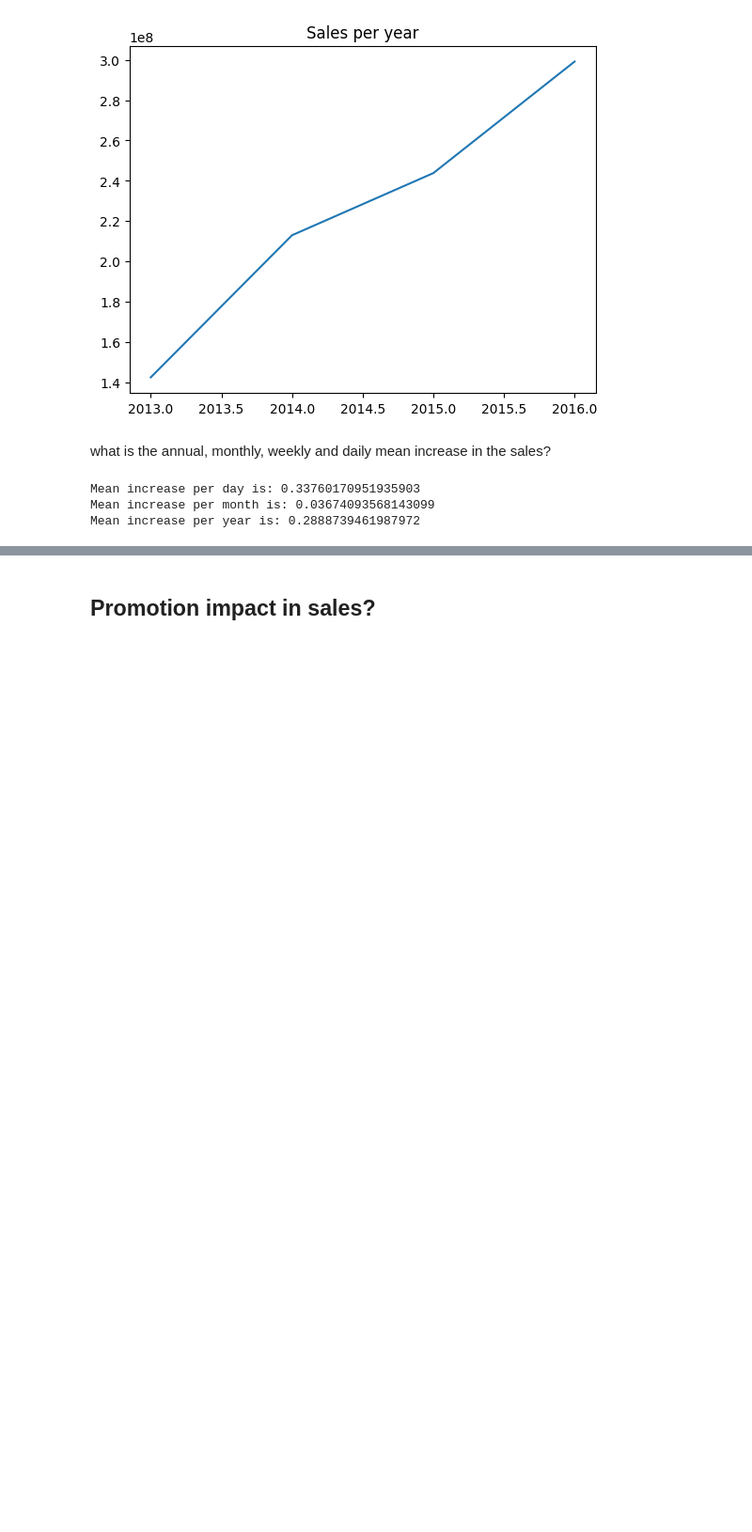
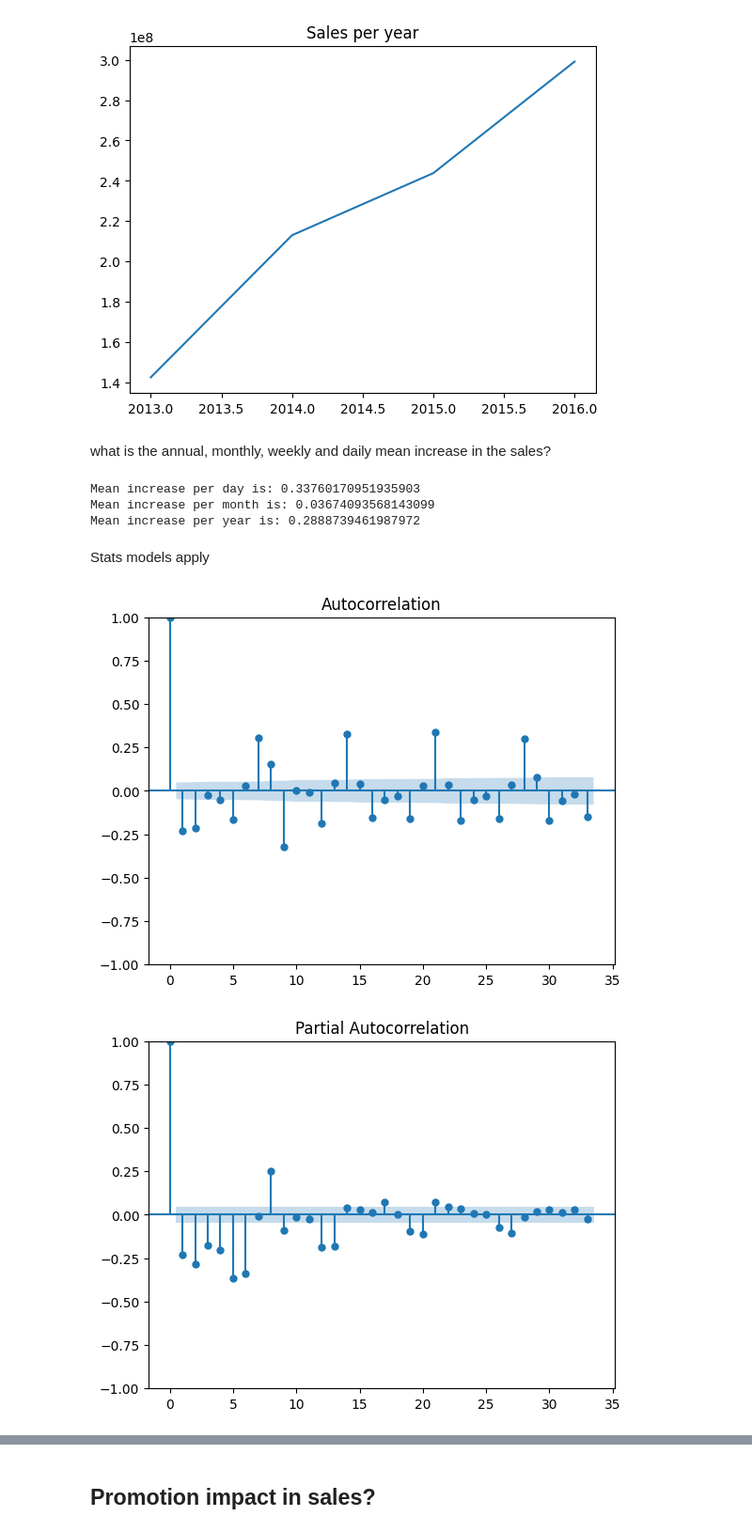
Before and after one commit to thvieira1/Store-Sales---Time-Series-Forecasting---Kaggle-Competition, a Jupyter notebook: exploration.ipynb, the cells around one changed output, grey strips where cells are left out. Shown at 94% size. Saved outputs shown, nothing was run; the diff lists cells and outputs as text; code cells hidden in the pictures; blank space fills up the shorter version.

```diff
--- a/exploration.ipynb
+++ b/exploration.ipynb
@@ -237,3 +237,5 @@ for name, _ in grouped:
 Mean increase per day is: 0.33760170951935903
 Mean increase per month is: 0.03674093568143099
 Mean increase per year is: 0.2888739461987972
+# %% [markdown]
+Stats models apply
@@ -239,0 +251,23 @@ Mean increase per year is: 0.2888739461987972
+# %%
+from scipy.stats import boxcox
+
+df_grouped_by_day_boxcox, fitted_lambda = boxcox(df_grouped_by_day)
+
+fig = px.line(df_grouped_by_day_boxcox, title = 'Daily Sales Over Time (Box-Cox Transformed)')
+
+fig.show()
+# %%
+from statsmodels.graphics.tsaplots import plot_acf, plot_pacf
+
+
+df_grouped_by_day_boxcox = pd.DataFrame(df_grouped_by_day_boxcox, columns=['sales_boxcox'])
+
+df_grouped_by_day_boxcox['sales_boxcox_diff'] = df_grouped_by_day_boxcox['sales_boxcox'].diff()
+df_grouped_by_day_boxcox.dropna(inplace=True)
+
+plot_acf(df_grouped_by_day_boxcox['sales_boxcox_diff'])
+plot_pacf(df_grouped_by_day_boxcox['sales_boxcox_diff'], method='ywm')
+plt.show()
+# %% [output]
+[figure, added]
+[figure, added]
```
Also changed, not shown: parts of 8 cells of this notebook, 2 other files.
